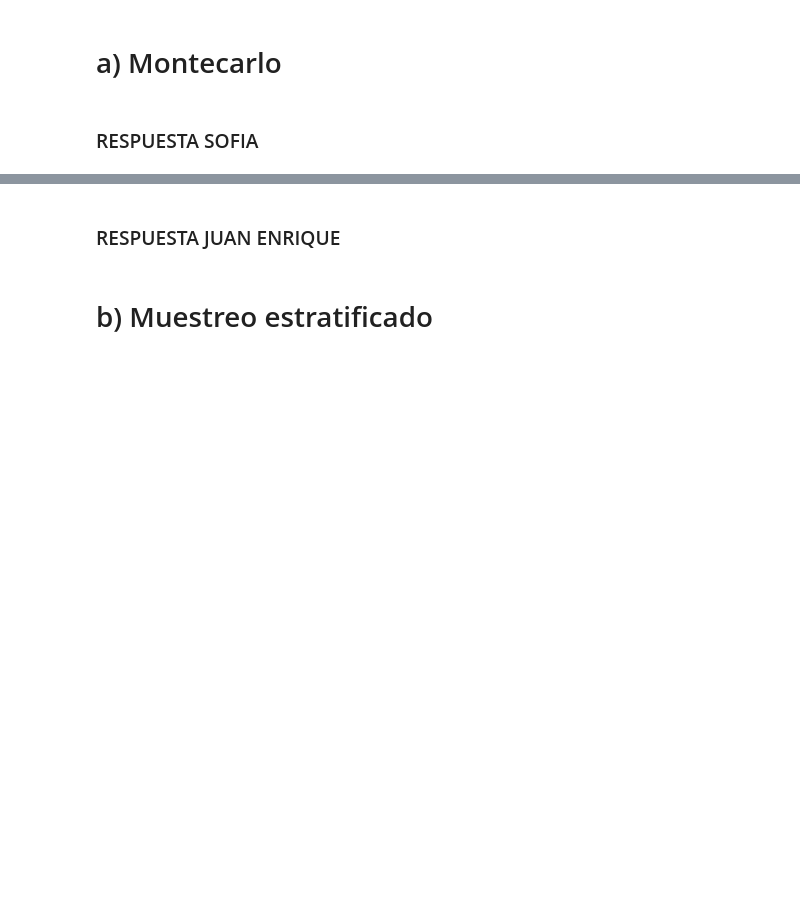
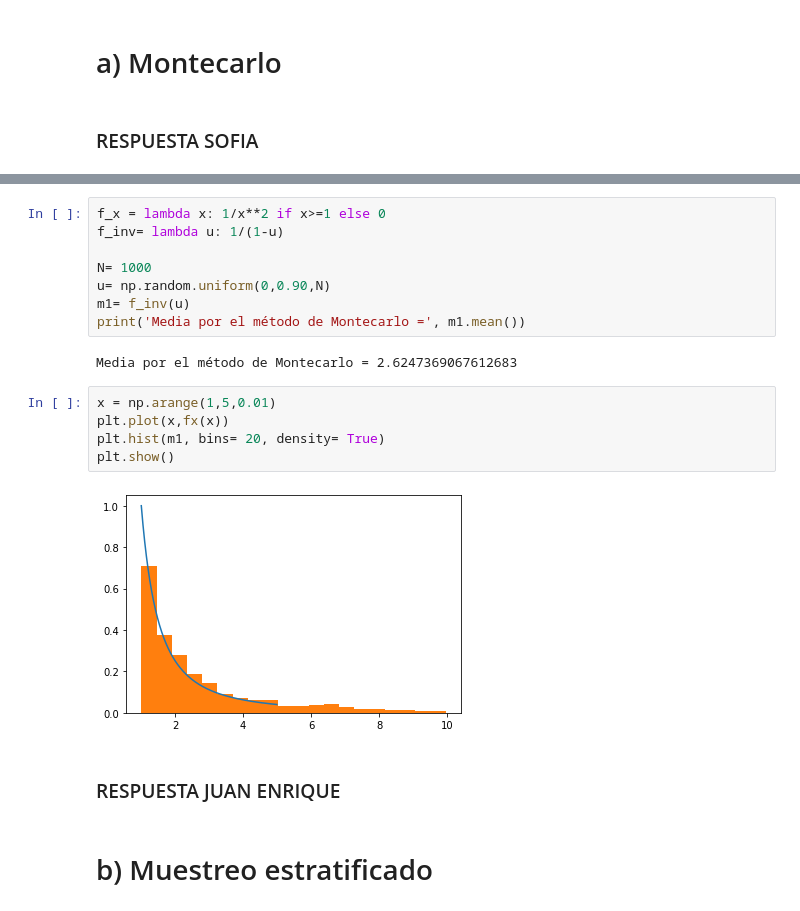
Before and after one commit to Juanenriquea/Tarea8_GarciaS_AguirreJ, a Jupyter notebook: Tarea_8.ipynb, the cells around one changed output, grey strips where cells are left out. Drawn from its saved outputs; the diff is of its cells as text; blank space fills up the shorter version.

```diff
--- a/Tarea_8.ipynb
+++ b/Tarea_8.ipynb
@@ -25,3 +33,20 @@ LINK:https://github.com/Sofiagarciaif/Tarea8_GarciaS_AguirreJ.git
+# %%
+f_x = lambda x: 1/x**2 if x>=1 else 0
+f_inv= lambda u: 1/(1-u)
+
+N= 1000
+u= np.random.uniform(0,0.90,N)
+m1= f_inv(u)
+print('Media por el método de Montecarlo =', m1.mean())
+# %% [output]
+Media por el método de Montecarlo = 2.6247369067612683
+# %%
+x = np.arange(1,5,0.01)
+plt.plot(x,fx(x))
+plt.hist(m1, bins= 20, density= True)
+plt.show()
+# %% [output]
+[figure, added]
 # %% [markdown]
 ### RESPUESTA JUAN ENRIQUE
 # %% [markdown]
```
Also changed, not shown: parts of 5 cells of this notebook.
